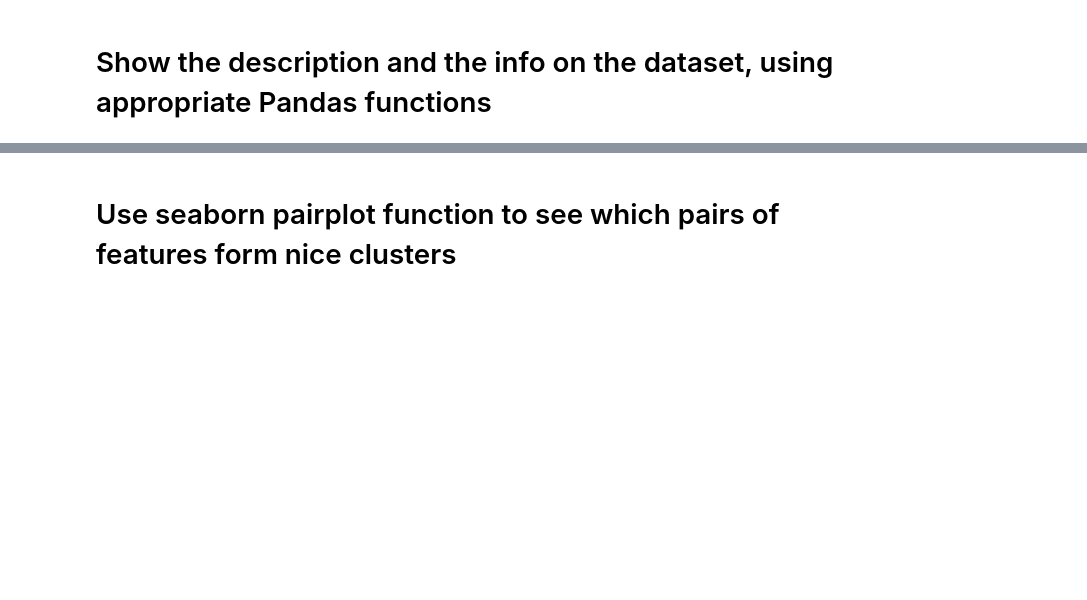
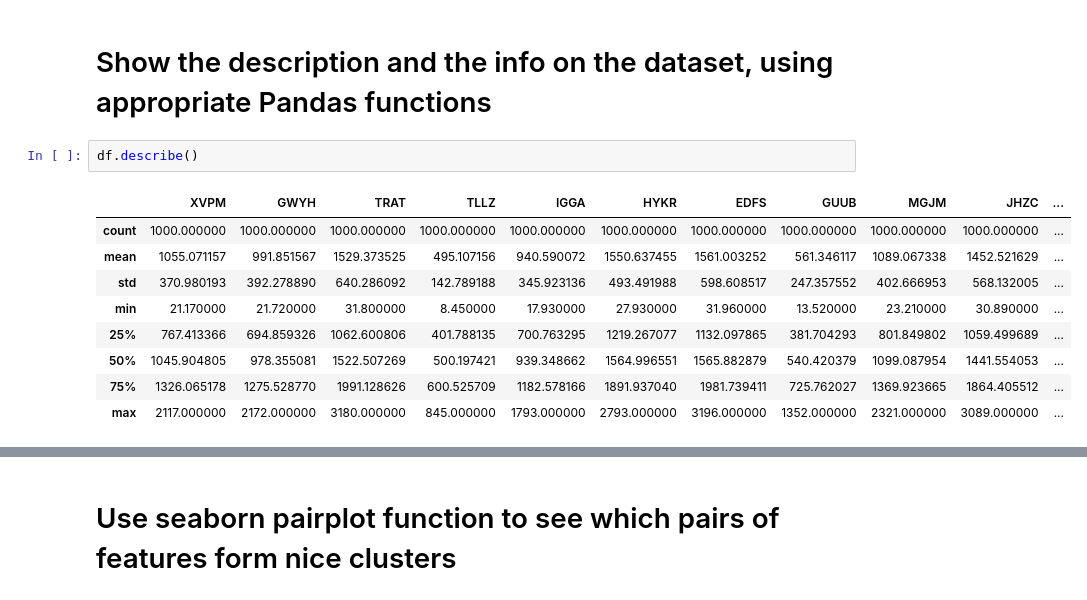
Before and after one commit to grandquista/data-science, a Jupyter notebook: kNN.ipynb, the cells around one changed output, grey strips where cells are left out. Drawn from its saved outputs; the diff is of its cells as text; blank space fills up the shorter version.

```diff
--- a/kNN.ipynb
+++ b/kNN.ipynb
@@ -14,2 +37,14 @@ from sklearn import neighbors, datasets
 # %% [markdown]
 # Show the description and the info on the dataset, using appropriate Pandas functions
+# %%
+df.describe()
+# %% [output]
+|  | XVPM | GWYH | TRAT | TLLZ | IGGA | HYKR | EDFS | GUUB | MGJM | JHZC | ... |
+| count | 1000.000000 | 1000.000000 | 1000.000000 | 1000.000000 | 1000.000000 | 1000.000000 | 1000.000000 | 1000.000000 | 1000.000000 | 1000.000000 | ... |
+| mean | 1055.071157 | 991.851567 | 1529.373525 | 495.107156 | 940.590072 | 1550.637455 | 1561.003252 | 561.346117 | 1089.067338 | 1452.521629 | ... |
+| std | 370.980193 | 392.278890 | 640.286092 | 142.789188 | 345.923136 | 493.491988 | 598.608517 | 247.357552 | 402.666953 | 568.132005 | ... |
+| min | 21.170000 | 21.720000 | 31.800000 | 8.450000 | 17.930000 | 27.930000 | 31.960000 | 13.520000 | 23.210000 | 30.890000 | ... |
+| 25% | 767.413366 | 694.859326 | 1062.600806 | 401.788135 | 700.763295 | 1219.267077 | 1132.097865 | 381.704293 | 801.849802 | 1059.499689 | ... |
+| 50% | 1045.904805 | 978.355081 | 1522.507269 | 500.197421 | 939.348662 | 1564.996551 | 1565.882879 | 540.420379 | 1099.087954 | 1441.554053 | ... |
+| 75% | 1326.065178 | 1275.528770 | 1991.128626 | 600.525709 | 1182.578166 | 1891.937040 | 1981.739411 | 725.762027 | 1369.923665 | 1864.405512 | ... |
+| max | 2117.000000 | 2172.000000 | 3180.000000 | 845.000000 | 1793.000000 | 2793.000000 | 3196.000000 | 1352.000000 | 2321.000000 | 3089.000000 | ... |
```
Also changed, not shown: parts of 4 cells of this notebook.
